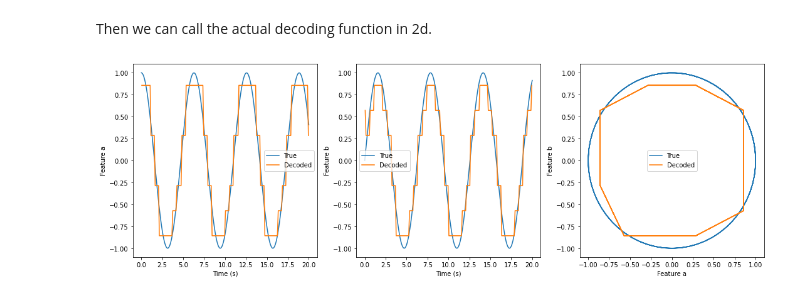
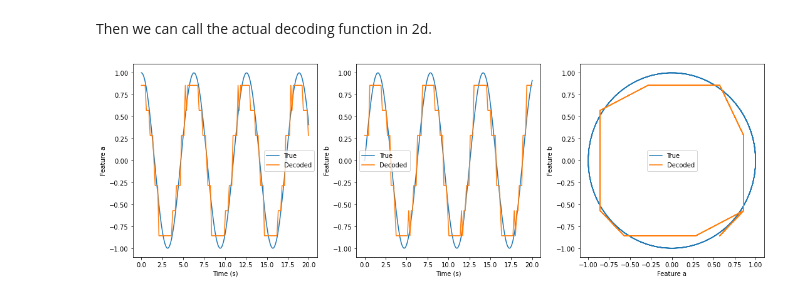
Before and after one commit to pynapple-org/pynapple, a Jupyter notebook: docs/notebooks/pynapple-process-notebook.ipynb, the cells around one changed output. Saved outputs shown, nothing was run; the diff lists cells and outputs as text; code cells hidden in the pictures.

```diff
--- a/docs/notebooks/pynapple-process-notebook.ipynb
+++ b/docs/notebooks/pynapple-process-notebook.ipynb
@@ -201,7 +201,7 @@ First let's generate some fake "place fields" in 2 dimensions based on the featu
 # %%
 #############################################################################################
 # This part is just to generate units with a relationship to the features (i.e. "place fields")
-times = features.index.values
+times = features.as_units('us').index.values
 ft = features.values
 
 bounds=np.arange(-1.0, 1.0, 0.5)
@@ -240,32 +240,32 @@ Then we can call the actual decoding function in 2d.
 decoded, proba_feature = nap.decode_2d(tuning_curves=tcurves2d,
                                      group=ts_group,
                                      ep=epoch,
-                                     bin_size=0.1, # second
+                                     bin_size=0.15, # second
                                      xy=binsxy,
                                     features=features,
                                     )
 
 
 plt.figure(figsize=(15,5))
 plt.subplot(131)
 plt.plot(features['a'].as_units('s').loc[0:20], label = 'True')
 plt.plot(decoded['a'].as_units('s').loc[0:20], label = 'Decoded')
 plt.legend()
 plt.xlabel("Time (s)")
 plt.ylabel("Feature a")
 plt.subplot(132)
 plt.plot(features['b'].as_units('s').loc[0:20], label = 'True')
 plt.plot(decoded['b'].as_units('s').loc[0:20], label = 'Decoded')
 plt.legend()
 plt.xlabel("Time (s)")
 plt.ylabel("Feature b")
 plt.subplot(133)
 plt.plot(features['a'].as_units('s').loc[0:20], features['b'].as_units('s').loc[0:20], label = 'True')
 plt.plot(decoded['a'].as_units('s').loc[0:20], decoded['b'].as_units('s').loc[0:20], label = 'Decoded')
 plt.xlabel("Feature a")
 plt.ylabel("Feature b")
 plt.legend()
 plt.tight_layout()
 plt.show()
 # %% [output]
-[figure, old version]
+[figure, new version]
```
Also changed, not shown: parts of 6 cells of this notebook, 2 other files.
